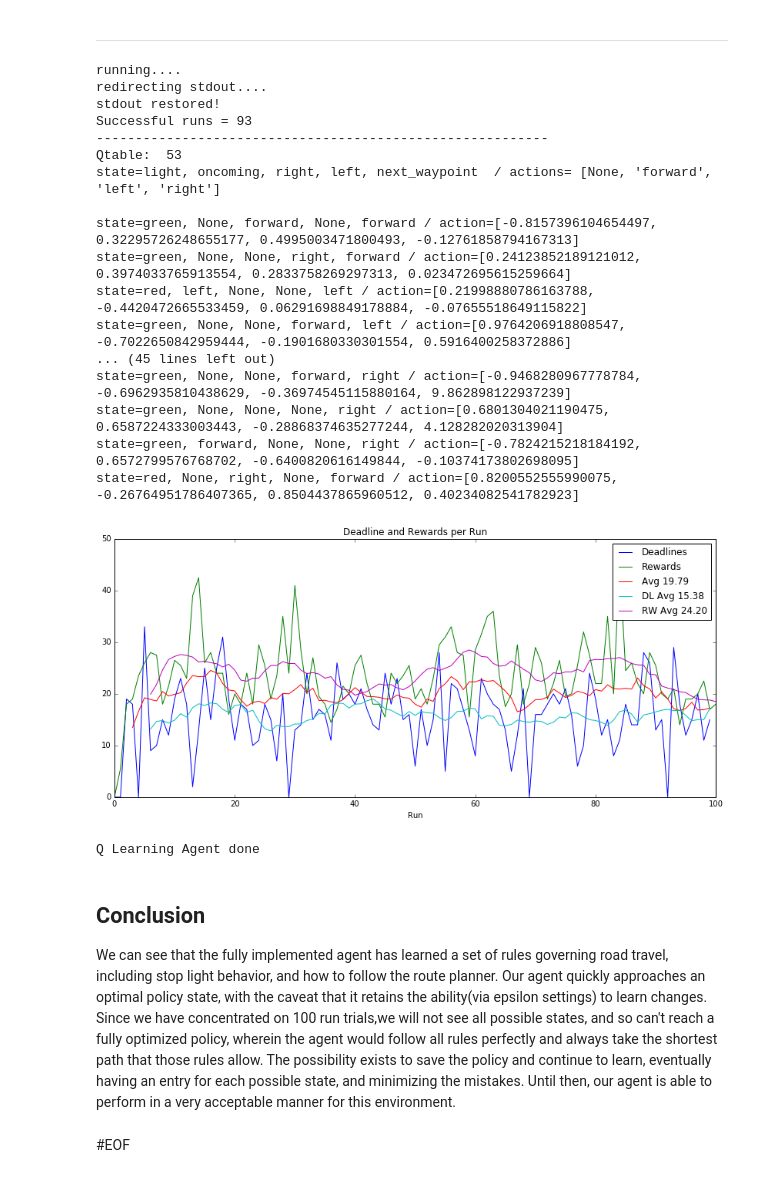
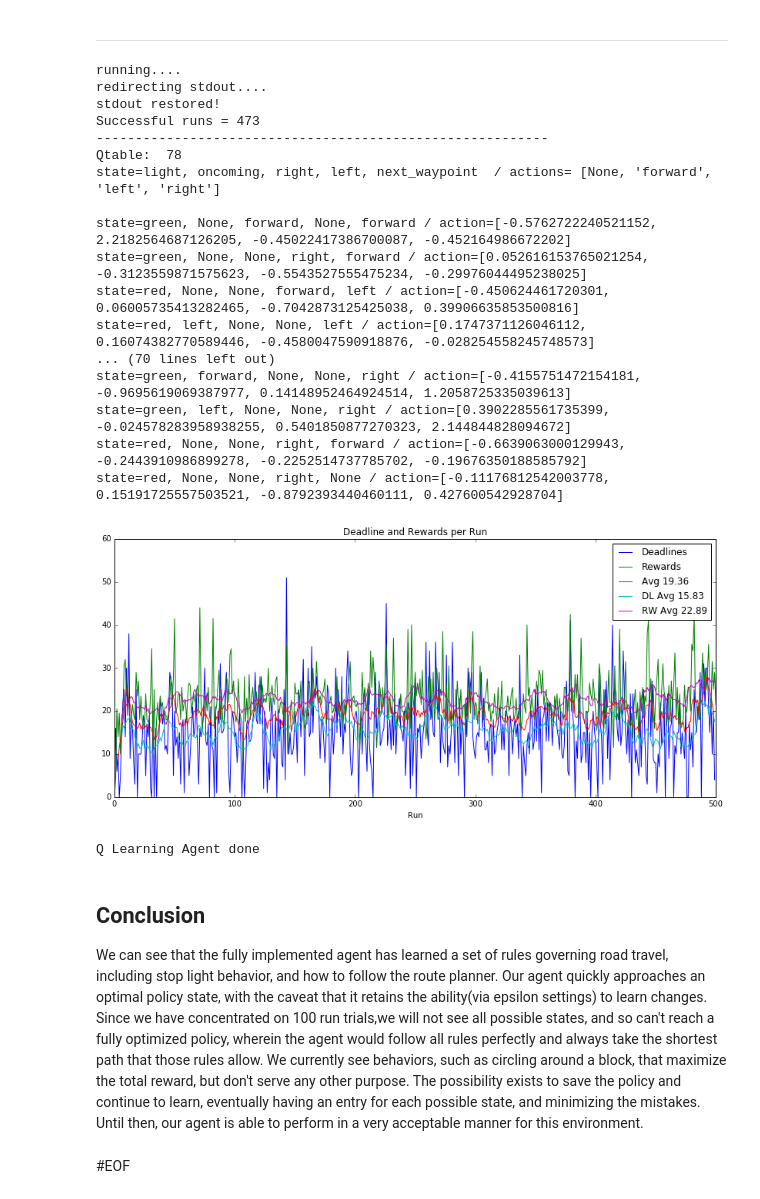
Before and after one commit to llathrop/smartcab, a Jupyter notebook: agent.ipynb, the cells around one changed output. Saved outputs shown, nothing was run; the diff lists cells and outputs as text; code cells hidden in the pictures.

```diff
--- a/agent.ipynb
+++ b/agent.ipynb
@@ -571,11 +571,11 @@ class LearningAgent(BasicLearningAgent):
         self.features=[]
         self.Qtable={}
         self.epsilon=0.95
-        self.epsilon_end=.05
+        self.epsilon_end=0.125
         self.gamma=0.05
-        self.gamma_end=.35
+        self.gamma_end=0.125
         self.total_reward=[0]
-        self.alpha = 0.75
+        self.alpha = 0.374625
 
     def set_action(self):
         #initially we want to prefer a random action, but later we would like to trust our experience.
@@ -709,33 +718,33 @@ It should be noted that the change that most affects success from the initial al
 # %%
 if __name__ == '__main__':
     print  "running...."
 
-    QLearnFeatures,QLdeadlines,QLrewards=run(agentType=LearningAgent,trials=100, deadline=True,gui=console, delay=.1)
+    QLearnFeatures,QLdeadlines,QLrewards=run(agentType=LearningAgent,trials=500, deadline=True,gui=console, delay=.1)
     #statsFromRun(QLearnFeatures,QLdeadlines,QLrewards)
     scorePerRun(QLdeadlines,QLrewards)
     print "\nQ Learning Agent done"
 # %% [output]
 running....
 redirecting stdout....
 stdout restored!
-Successful runs = 93
+Successful runs = 473
 ----------------------------------------------------------
-Qtable:  53
+Qtable:  78
 state=light, oncoming, right, left, next_waypoint  / actions= [None, 'forward', 'left', 'right']
 
-state=green, None, forward, None, forward / action=[-0.8157396104654497, 0.32295726248655177, 0.4995003471800493, -0.12761858794167313]
-state=green, None, None, right, forward / action=[0.24123852189121012, 0.3974033765913554, 0.2833758269297313, 0.023472695615259664]
-state=red, left, None, None, left / action=[0.21998880786163788, -0.4420472665533459, 0.06291698849178884, -0.07655518649115822]
-state=green, None, None, forward, left / action=[0.9764206918808547, -0.7022650842959444, -0.1901680330301554, 0.5916400258372886]
-... (45 lines left out)
-state=green, None, None, forward, right / action=[-0.9468280967778784, -0.6962935810438629, -0.36974545115880164, 9.862898122937239]
-state=green, None, None, None, right / action=[0.6801304021190475, 0.6587224333003443, -0.28868374635277244, 4.128282020313904]
-state=green, forward, None, None, right / action=[-0.7824215218184192, 0.6572799576768702, -0.6400820616149844, -0.10374173802698095]
-state=red, None, right, None, forward / action=[0.8200552555990075, -0.26764951786407365, 0.8504437865960512, 0.40234082541782923]
+state=green, None, forward, None, forward / action=[-0.5762722240521152, 2.2182564687126205, -0.45022417386700087, -0.452164986672202]
+state=green, None, None, right, forward / action=[0.052616153765021254, -0.3123559871575623, -0.5543527555475234, -0.29976044495238025]
+state=red, None, None, forward, left / action=[-0.450624461720301, 0.06005735413282465, -0.7042873125425038, 0.39906635853500816]
+state=red, left, None, None, left / action=[0.1747371126046112, 0.16074382770589446, -0.4580047590918876, -0.028254558245748573]
+... (70 lines left out)
+state=green, forward, None, None, right / action=[-0.4155751472154181, -0.9695619069387977, 0.14148952464924514, 1.2058725335039613]
+state=green, left, None, None, right / action=[0.3902285561735399, -0.024578283958938255, 0.5401850877270323, 2.144844828094672]
+state=red, None, None, right, forward / action=[-0.6639063000129943, -0.2443910986899278, -0.2252514737785702, -0.19676350188585792]
+state=red, None, None, right, None / action=[-0.11176812542003778, 0.15191725557503521, -0.8792393440460111, 0.427600542928704]
-[figure, old version]
+[figure, new version]
 Q Learning Agent done
 # %% [markdown]
 ## Conclusion
-We can see that the fully implemented agent has learned a set of rules governing road travel, including stop light behavior, and how to follow the route planner. Our agent quickly approaches an optimal policy state, with the caveat that it retains the ability(via epsilon settings) to learn changes. Since we have concentrated on 100 run trials,we will not see all possible states, and so can't reach a fully optimized policy, wherein the agent would follow all rules perfectly and always take the shortest path that those rules allow. The possibility exists to save the policy and continue to learn, eventually having an entry for each possible state, and minimizing the mistakes. Until then, our agent is able to perform in a very acceptable manner for this environment.
+We can see that the fully implemented agent has learned a set of rules governing road travel, including stop light behavior, and how to follow the route planner. Our agent quickly approaches an optimal policy state, with the caveat that it retains the ability(via epsilon settings) to learn changes. Since we have concentrated on 100 run trials,we will not see all possible states, and so can't reach a fully optimized policy, wherein the agent would follow all rules perfectly and always take the shortest path that those rules allow. We currently see behaviors, such as circling around a block, that maximize the total reward, but don't serve any other purpose. The possibility exists to save the policy and continue to learn, eventually having an entry for each possible state, and minimizing the mistakes. Until then, our agent is able to perform in a very acceptable manner for this environment.
 # %% [markdown]
 #EOF
```
Also changed, not shown: parts of 3 cells of this notebook, 1 other file.
